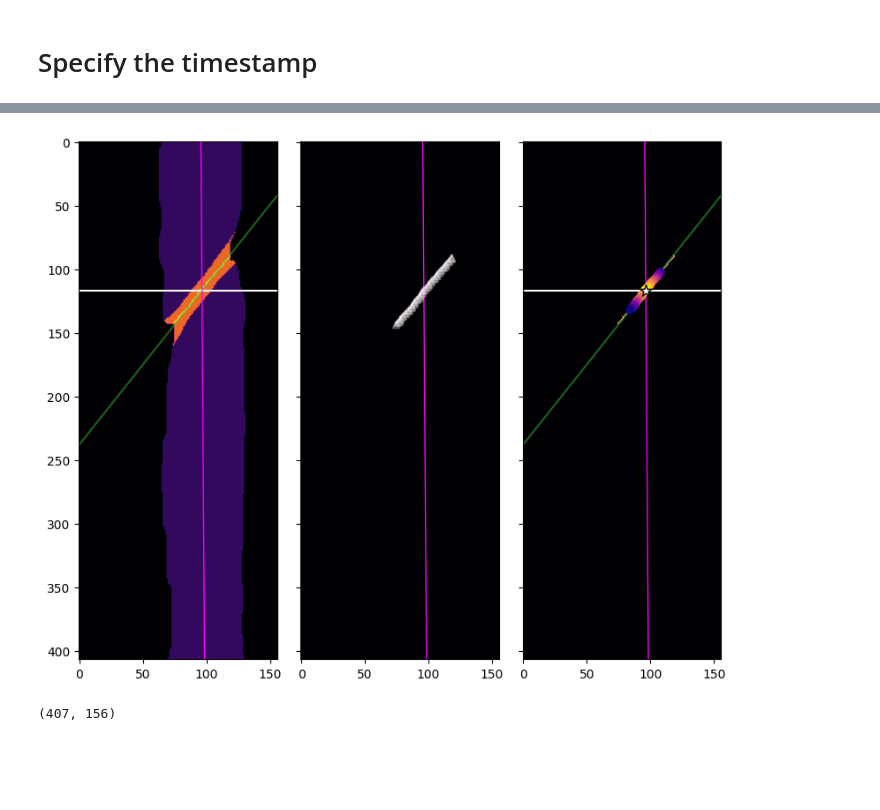
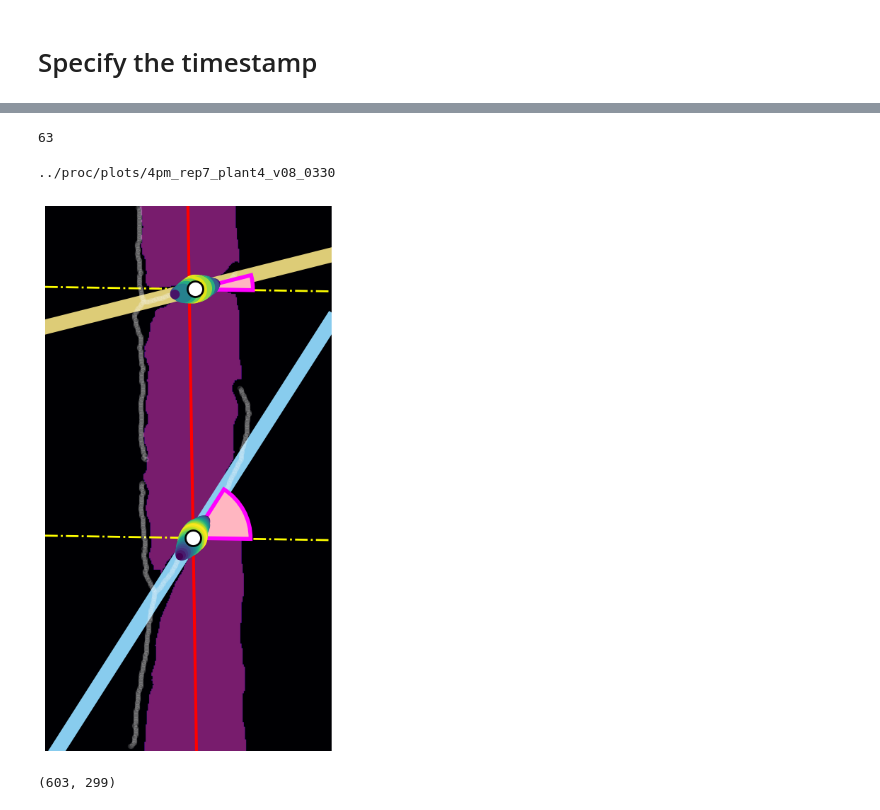
Before and after one commit to ejamezquita/cuscuta, a Jupyter notebook: jupyter/02_angle_tiff.ipynb, the cells around one changed output, grey strips where cells are left out. Saved outputs shown, nothing was run; the diff lists cells and outputs as text; code cells hidden in the pictures; blank space fills up the shorter version.

Commit message:
Plots

```diff
--- a/jupyter/02_angle_tiff.ipynb
+++ b/jupyter/02_angle_tiff.ipynb
@@ -92,9 +93,10 @@ stick = [ np.s_[buffx[i]:tape[i]+buffx[i], peak[i]-buffy[i]:peak[i]+buffy[i]] fo
 # %% [markdown]
 # Specify the timestamp
 # %%
-idx = 400
+idx = 329
 print(filenames[anums[idx]])
 img = tf.imread(filenames[anums[idx]])
+scoords = np.asarray(np.nonzero(img > 160))
 skewer = (img == 40) | (img == 160) | (img == 240)
 contour = ndimage.grey_erosion(skewer, size=(1,21), mode='constant', cval=255).astype(bool)
 img = img*contour
@@ -202,31 +210,63 @@ print(np.rad2deg(angle))
+# %%
+img1 = tf.imread(filenames[anums[idx]])//40
+img1[img1 > 2] = 0
+#img1[img1 > 1] = 2
+
+#plt.imshow(img1)
+# %%
+C = np.array([np.array([137, 685, 400, 666]),
+              np.array([329, 733, 528, 742]),
+              np.array([419, 976, 603, 818]),
+              np.array([ 342,  945,  710, 1009]),
+              np.array([474, 962, 735, 857])])
+w = (C[:,3] - C[:,2])
+h = (C[:,1] - C[:,0])
+W = int(np.max(w/h)*h[pidx]) - w[pidx]
+ww = W//2
+ww
+# %% [output]
+63
 # %%
-fig, ax = plt.subplots(1,3,figsize=(8,8), sharex=True, sharey=True)
+colors = [None, '#117733', '#aa4499', '#332288', '#ddcc77', '#88ccee', '#44aa99']
+
+fig, ax = plt.subplots(1,1,figsize=(6,8), sharex=True, sharey=True)
 ax = np.atleast_1d(ax).ravel()
 
-ax[0].imshow(img, cmap='inferno', vmin=0, zorder = 2, origin='lower');
-#ax[-1].imshow(img*contour, cmap='inferno', vmin=0, zorder = 2, origin='lower');
+ax[0].imshow(np.pad(img1, ((0,0), (ww,ww))), cmap='inferno', vmin=0, vmax=3, zorder = 1, origin='upper');
 
-ax[1].imshow(img > 160, vmin=0, cmap='magma')
-ax[1].scatter(cross[1, mask], cross[0, mask], c='w', marker='^', zorder=4, alpha=0.25)
+for i in range(len(coms)):
+    i = -i - 1
+    xy1 = (coms[i,1]+ww, coms[i,0])
+    xy2 = np.array([xy1[0]-85, xy1[0]+85])
+    grad = (dcom[i]/np.max(dcom[i]))
 
-ax[2].imshow(skel, cmap='inferno')
-for i in range(len(coms)):
-    ax[2].scatter(cross[1, dmask[i]], cross[0, dmask[i]], c=dcom[i], cmap='plasma', zorder=10 - i)
-    ax[2].scatter(*np.flip(coms[i]), c='w', s=100, marker='*', zorder=11, edgecolor='k')
+    ax[0].axline(xy1, slope = ll[idx][1]-ll[idx][0], c='yellow', alpha=1, lw=2, ls='-.', zorder=3)
+    ax[0].axline(xy1, slope = coefs[i,1], c=colors[6+i], alpha=1, lw=15, zorder=4)
+    #ax[0].axline(xy1, slope = coefs[i,1], c=colors[-i], alpha=1, lw=2, zorder=5)
 
-#ax[2].scatter(*np.flip(np.mean(coms, axis=0)), c='r', s=100, marker='^', zorder=12, edgecolor='k')
+    ax[0].scatter(cross[1, dmask[i]]+ww, cross[0, dmask[i]],
+                  c=dcom[i], alpha=1, marker='o', cmap='viridis', s=750*grad, zorder=10)
 
-for j in [0,2]:
-    for i in range(len(coms)):
-        ax[j].axline(xy1 = (coms[i,1], coms[i,0]), slope = coefs[i,1], c='limegreen', alpha=0.5)
-        ax[j].axhline(coms[i,0], c='w')
+    ax[0].scatter(xy1[0], xy1[1], c='w', s=250, marker='o', zorder=15, edgecolor='k', linewidths=2)
+    wedges = Wedge(xy1, 50, np.rad2deg(np.arctan(coefs[i,1])),
+                   np.rad2deg(np.arctan(ll[idx][1]-ll[idx][0])),
+                   #width = 5,
+                   facecolor='lightpink', edgecolor='fuchsia', lw=4, alpha=1, zorder=9)
+    ax[0].add_patch(wedges)
 
-for i in range(len(ax)):
-    ax[i].plot(ll[idx],xx[idx], color='magenta', lw=1, zorder=3);
+ax[0].scatter(scoords[1]+ww, scoords[0], c='w', zorder=6, s=20, alpha=0.1)
+ax[0].plot(ll[idx]+ww,xx[idx], color='red', lw=3, zorder=2);
+ax[0].axis('off')
+ax[0].margins(0)
 
 fig.tight_layout()
+
+filename = '{}{}_rep{}_plant{}_v08_{:04d}'.format(dst,time,rep,pidx,nums[anums[idx]])
+print(filename)
+plt.savefig(filename + '.jpg', format='jpg', dpi=200, pil_kwargs={'optimize':True}, bbox_inches='tight')
 # %% [output]
+../proc/plots/4pm_rep7_plant4_v08_0330
-[figure, old version]
+[figure, new version]
 # %%
 img0 = tf.imread(filenames[anums[idx]])
 img1 = tf.imread(filenames[anums[idx]])//40
@@ -236,9 +276,8 @@ print(img0.shape)
 
 rawname = '{}{} Inc Rep {}/{} Inc Rep {} ({}).JPG'.format(rsrc, time, rep, time, rep, nums[anums[idx]])
 raw = cv2.imread(rawname)
-coords = np.asarray(np.nonzero(img0 > 160))
 # %% [output]
-(407, 156)
+(603, 299)
 # %%
 colors = [None, '#117733', '#aa4499', '#332288', '#ddcc77', '#88ccee', '#44aa99']
 
```
Also changed, not shown: parts of 12 cells of this notebook, 13 other files.
